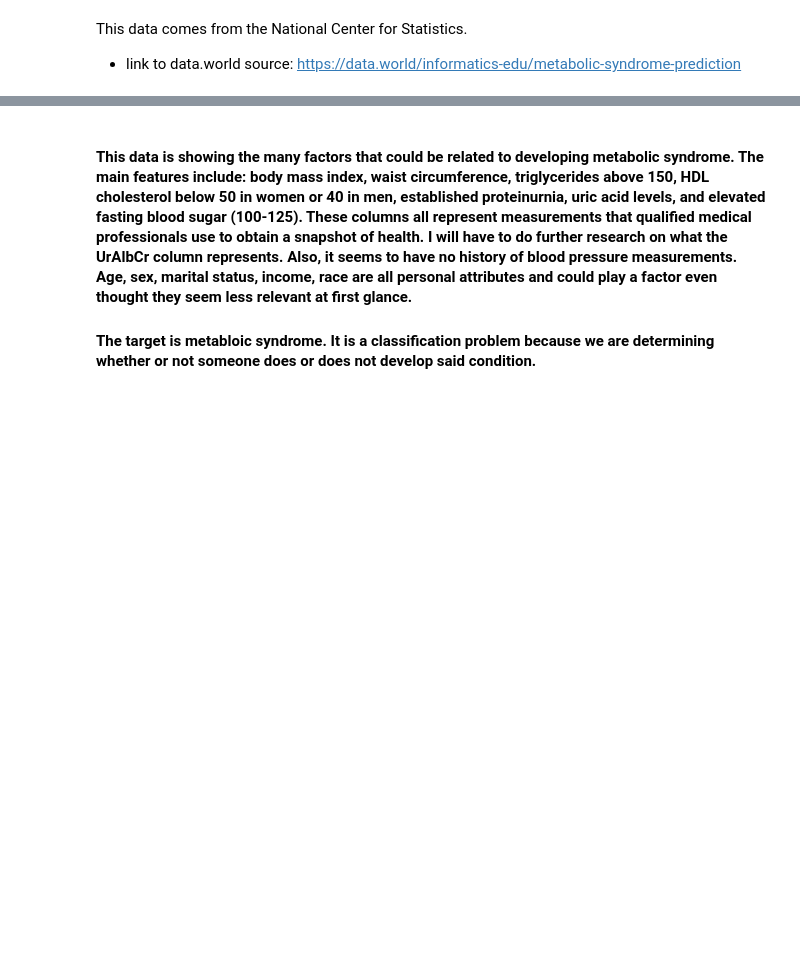
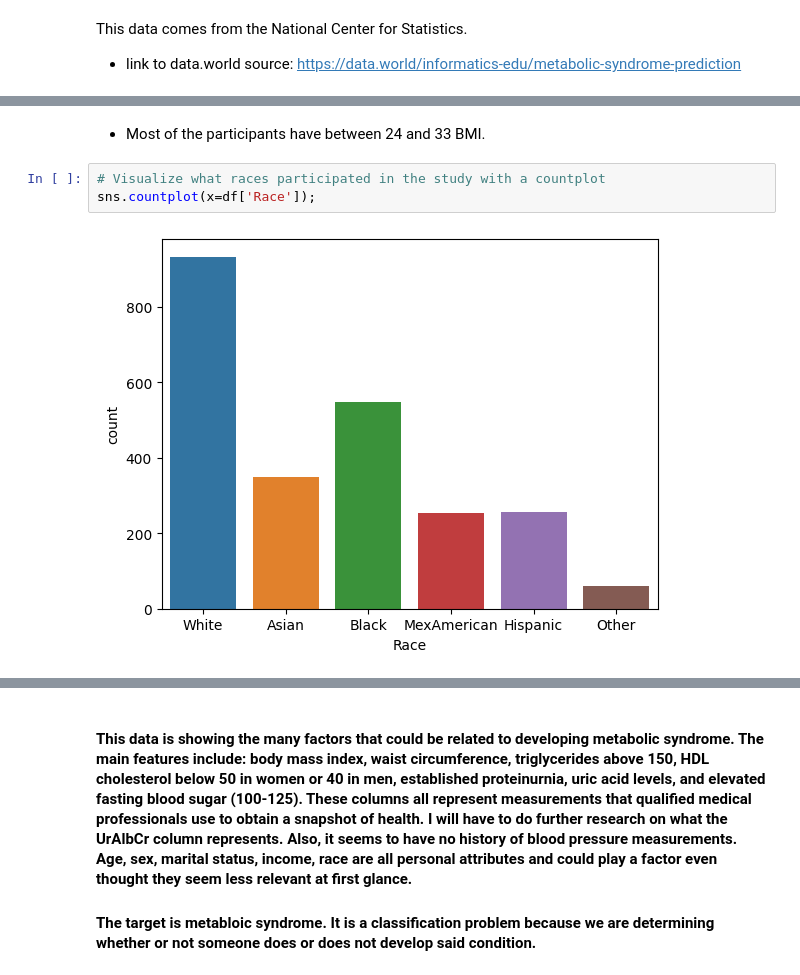
Before and after one commit to Kridge42/Metabolic-Syndrome, a Jupyter notebook: Project_2.ipynb, the cells around one changed output, grey strips where cells are left out. Saved outputs shown, nothing was run; the diff lists cells and outputs as text; blank space fills up the shorter version.

```diff
--- a/Project_2.ipynb
+++ b/Project_2.ipynb
@@ -10,0 +221,7 @@ This data comes from the National Center for Statistics.
+# %% [markdown]
+- Most of the participants have between 24 and 33 BMI.
+# %%
+# Visualize what races participated in the study with a countplot
+sns.countplot(x=df['Race']);
+# %% [output]
+[figure, added]
```
Also changed, not shown: parts of 39 cells of this notebook.
